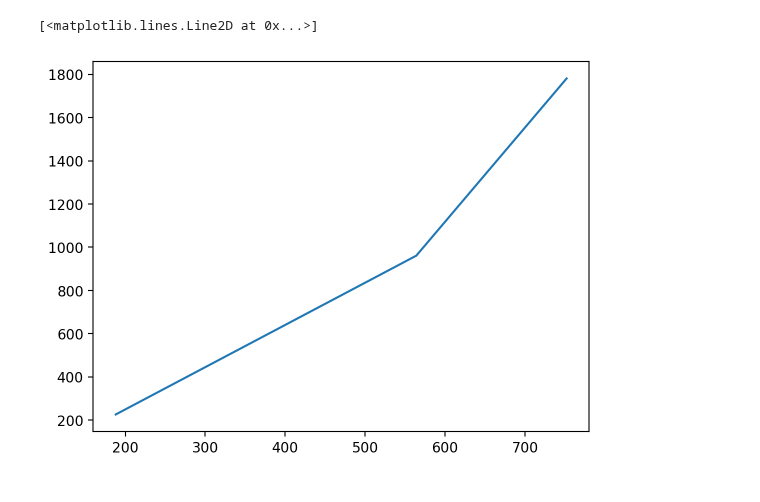
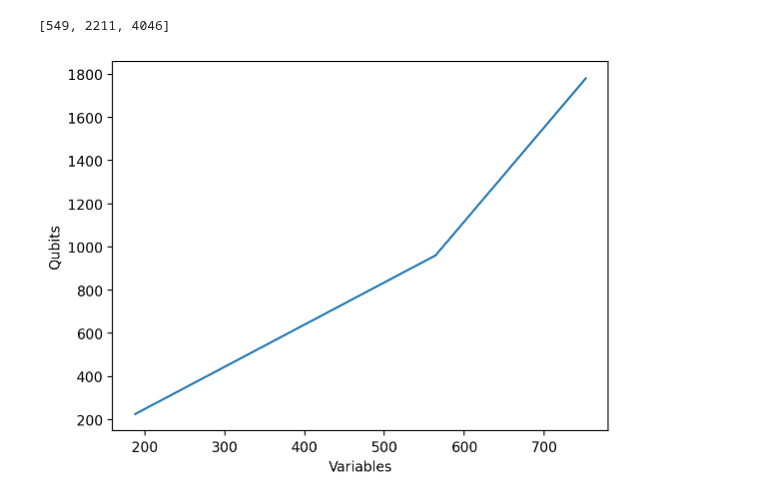
Before and after one commit to KirbyZX/PHYS4213, a Jupyter notebook: Code/Scaling.ipynb, the cells around one changed output. Drawn from its saved outputs; the diff is of its cells as text; code cells hidden in the pictures.

```diff
--- a/Code/Scaling.ipynb
+++ b/Code/Scaling.ipynb
@@ -16,17 +20,3 @@ import dwave.inspector
 from plotters import plotHistogram, plotBoundaryStrength, plotSampleGraph, plotArrangement, annotateSampleGraph, plotCSV
 from qubo import createBQM
 from sampleRecording import recordSample, findOverlaps, totalEntropy
-# %%
-identifiers = ["Haydn_one", "Haydn_two", "Haydn"]
-embeddings = []
-bqms = []
-
-for i in identifiers:
-    path = f"../Pickles/{i}/{i}_"
-    bqms.append(BinaryQuadraticModel.from_serializable(json.load(open(path + "bqm.json", "r"))))
-    embeddings.append(json.load(open(path + "embedding.json", "r")))
-
-    plotCSV(path+"qa-reads.csv", "Total reads", "Time", label=i)
-
-plt.legend()
-plt.show()
@@ -35,11 +99,15 @@ plt.show()
 # %%
 variables = [len(b.linear) for b in bqms]
 qubits = [sum(len(i) for i in e.values()) for e in embeddings]
 
 plt.plot(variables, qubits)
+plt.xlabel("Variables")
+plt.ylabel("Qubits")
 # Now we have 752 variables in BQM instead of the WRONG 565 (188 * 3 + 1)
+
+print([sum(b.shape) for b in bqms])
 # %% [output]
-[<matplotlib.lines.Line2D at 0x...>]
+[549, 2211, 4046]
-[figure, old version]
+[figure, new version]
 # %%
 sampleset = sampler.sample(bqm, num_reads=100, label=f"Haydn_{100}")
```
Also changed, not shown: parts of 4 cells of this notebook, 13 other files.
